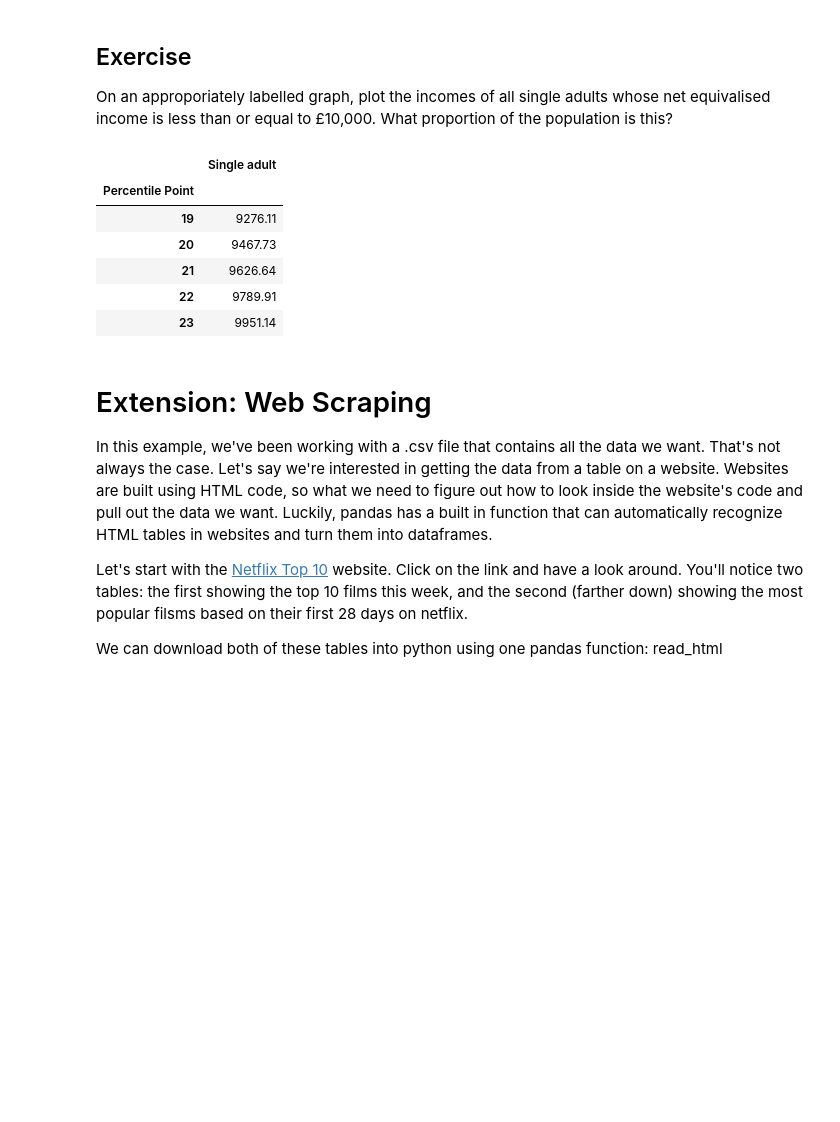
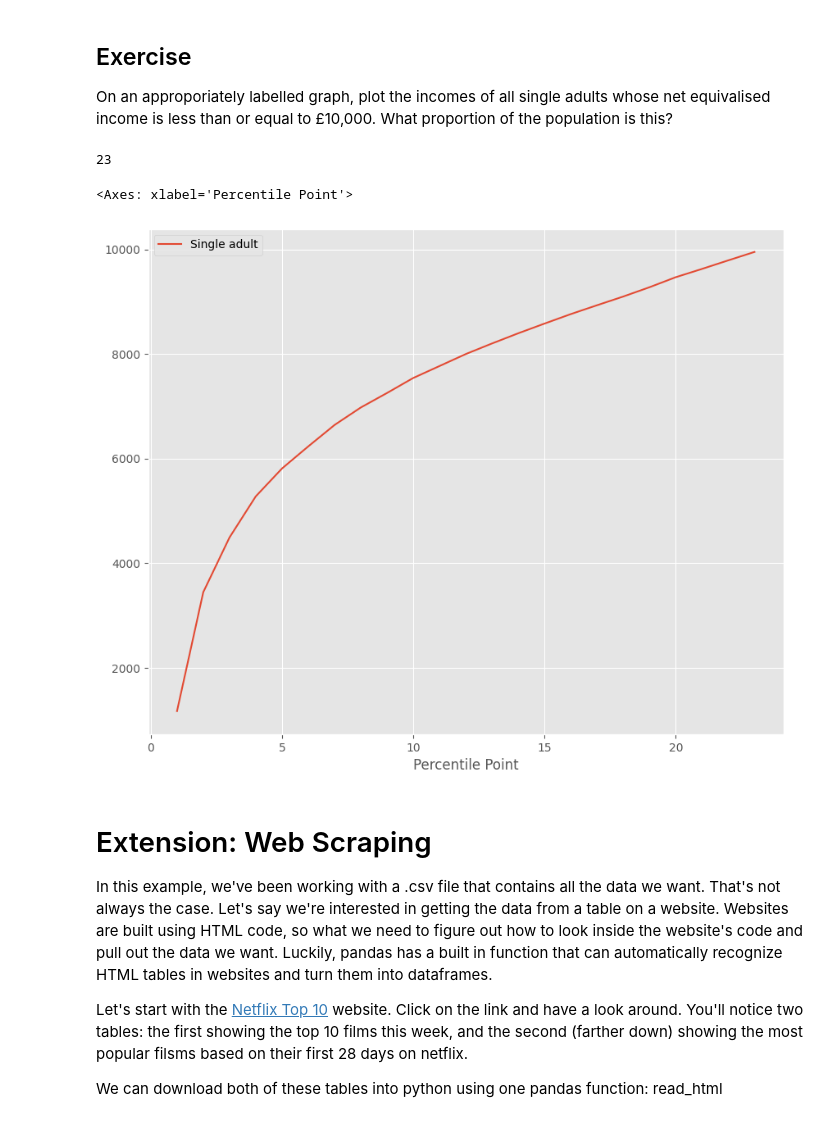
Before and after one commit to LEXO5/QM2, a Jupyter notebook: W2_Working_with_Data_in_Pandas.ipynb, the cells around one changed output. Drawn from its saved outputs; the diff is of its cells as text; code cells hidden in the pictures; blank space fills up the shorter version.

```diff
--- a/W2_Working_with_Data_in_Pandas.ipynb
+++ b/W2_Working_with_Data_in_Pandas.ipynb
@@ -396,17 +399,16 @@ On an approporiately labelled graph, plot the incomes of all single adults whose
 # %%
 broke = income[['Single adult']]
 broke = broke.replace(',', '', regex=True)
 broke = broke.replace('-', 'NaN', regex=True).astype('float')
-broke[broke['Single adult']<=10000].tail()
-proportion = broke.sort_values(by ,ascending = False)
+broke[broke['Single adult']<=10000]
+values_below = broke[broke['Single adult']<=10000]
+proportion = values_below.sort_values(by = 'Single adult',ascending = False)
+print(len(proportion))
+values_below.plot()
 # %% [output]
-|  | Single adult |
-| Percentile Point |  |
-| 19 | 9276.11 |
-| 20 | 9467.73 |
-| 21 | 9626.64 |
-| 22 | 9789.91 |
-| 23 | 9951.14 |
+23
+<Axes: xlabel='Percentile Point'>
+[figure, added]
 # %% [markdown]
 # Extension: Web Scraping
 
```
Also changed, not shown: parts of 7 cells of this notebook.
